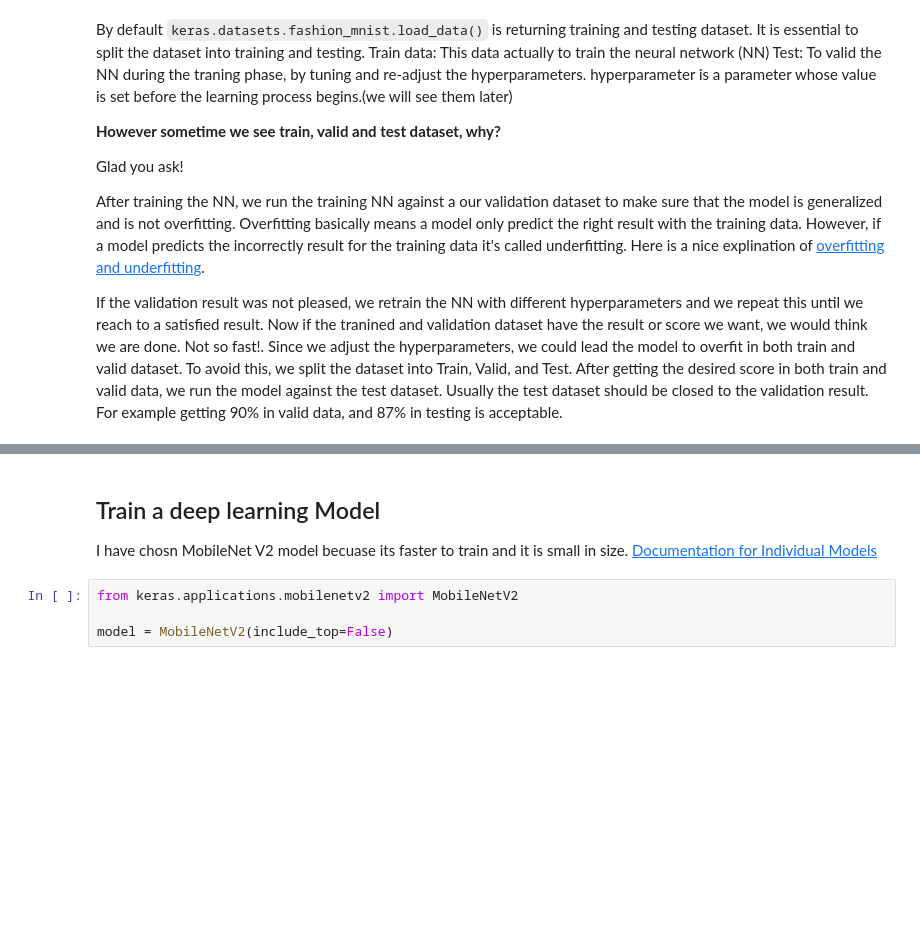
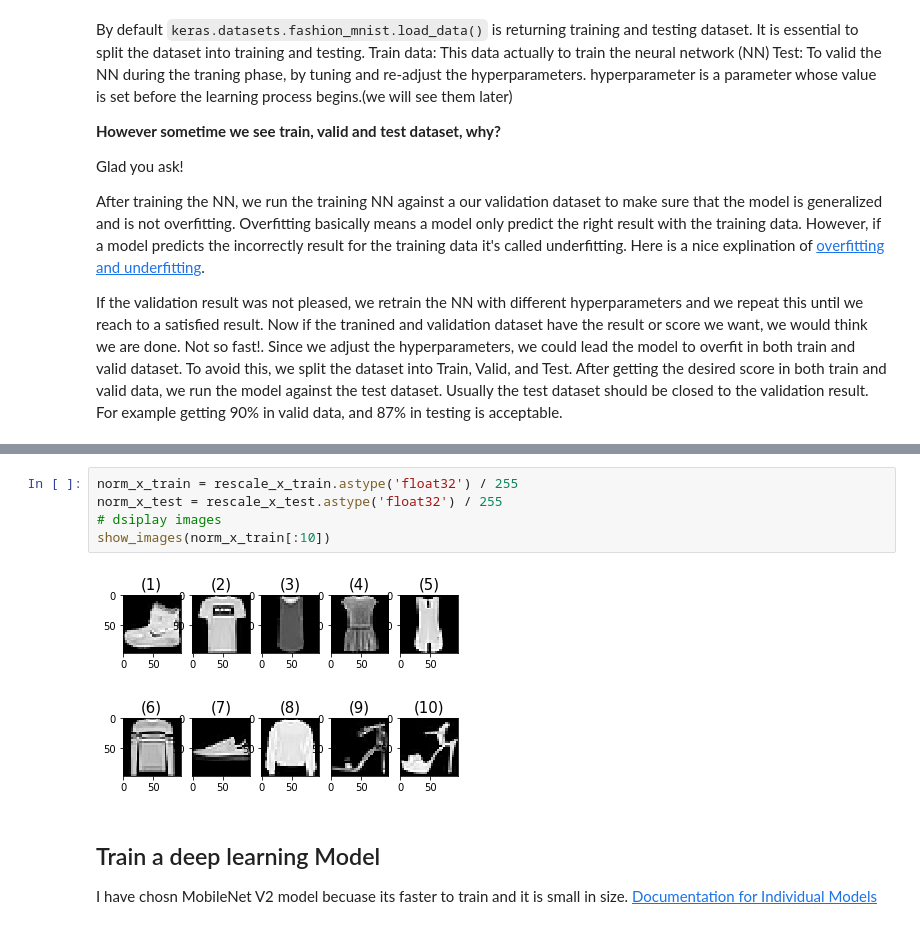
Before and after one commit to malnakli/ML, a Jupyter notebook: tf_servning_keras_mobilenetv2/main.ipynb, the cells around one changed output, grey strips where cells are left out. Saved outputs shown, nothing was run; the diff lists cells and outputs as text; blank space fills up the shorter version.

Commit message:
complete coding for the part of tf_servning_keras_mobilenetv2

```diff
--- a/tf_servning_keras_mobilenetv2/main.ipynb
+++ b/tf_servning_keras_mobilenetv2/main.ipynb
@@ -82,8 +143,12 @@ x_test = x_test.astype('float32') / 255
+# %%
+norm_x_train = rescale_x_train.astype('float32') / 255
+norm_x_test = rescale_x_test.astype('float32') / 255
+# dsiplay images
+show_images(norm_x_train[:10])
+# %% [output]
+[figure, added]
+[figure, added]
 # %% [markdown]
 ## Train a deep learning Model
 
 I have chosn MobileNet V2 model becuase its faster to train and it is small in size. [Documentation for Individual Models](https://keras.io/applications/#documentation-for-individual-models)
-# %%
-from keras.applications.mobilenetv2 import MobileNetV2
-
-model = MobileNetV2(include_top=False)
```
Also changed, not shown: parts of 20 cells of this notebook.
